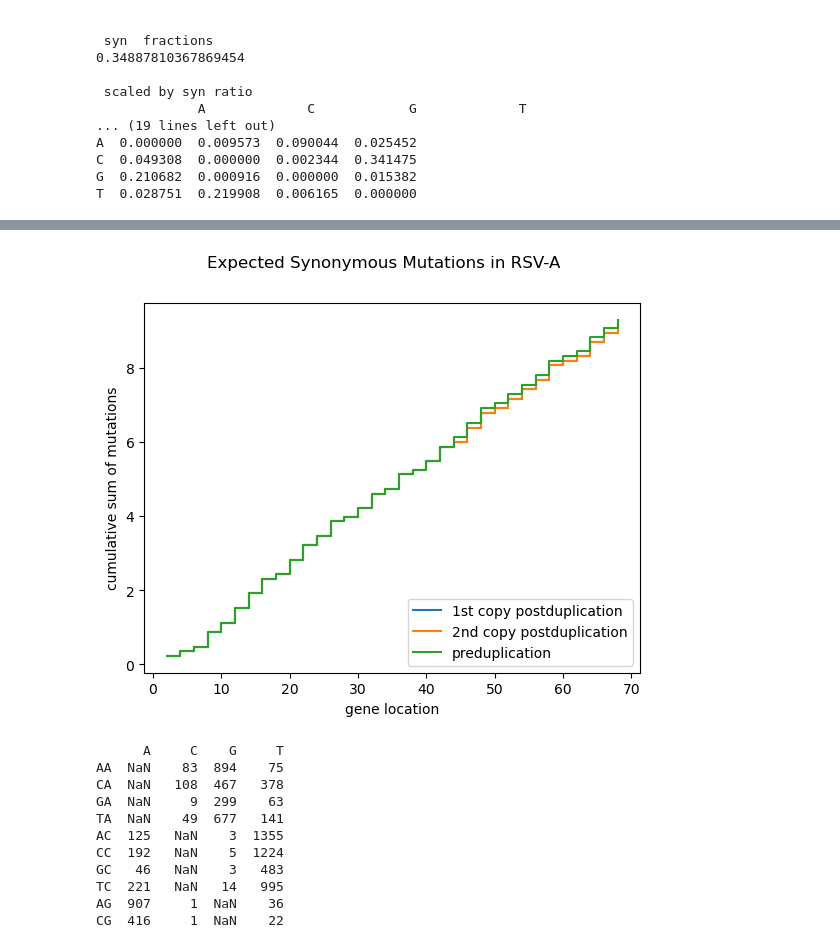
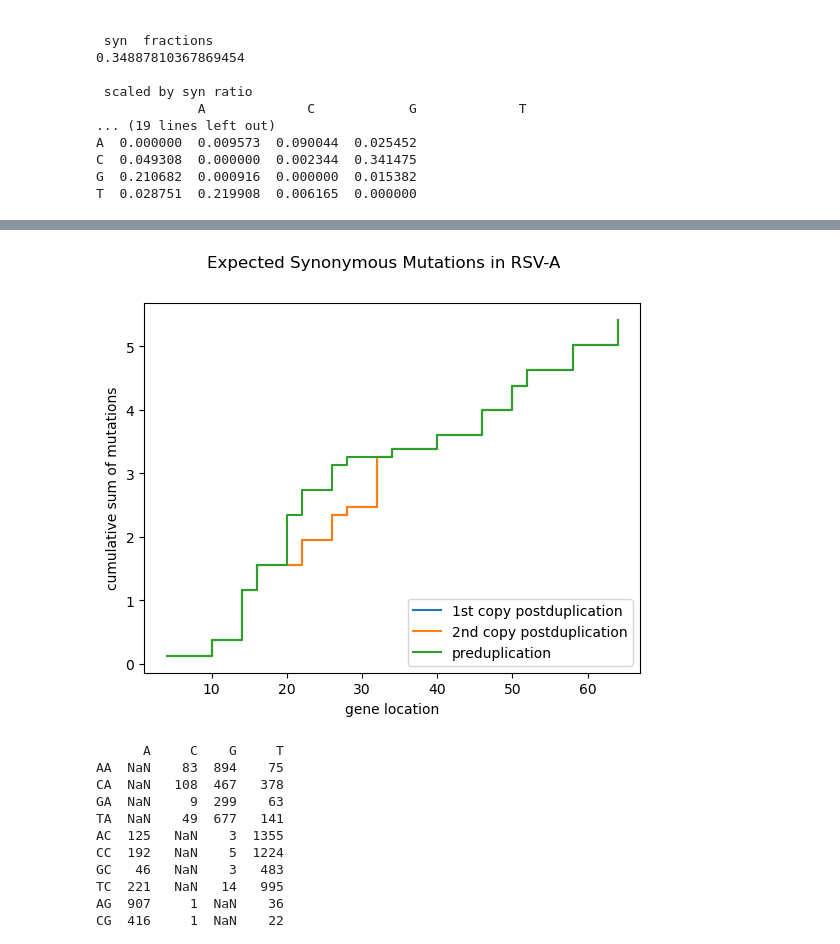
Before and after one commit to LauraU123/mutation_patterns, a Jupyter notebook: matrix.ipynb, the cells around one changed output, grey strips where cells are left out. Cells and saved outputs as stored; diff of their text form; code cells hidden in the pictures.

```diff
--- a/matrix.ipynb
+++ b/matrix.ipynb
@@ -171,13 +171,50 @@ post_dupl_2 = first_dupl_sequence[72:][1:-2]
 #print(first_predupl_sequence)
 
 #print(post_dupl_1)
-##muts_at_position = dict()
-#for i, letter in enumerate(post_dupl_1):
-#        if i%3 == 0:
-#            sum_at_pos_0 = 0
-#            sum_at_pos_3 = 0
-#            codon = post_dupl_1[i: i+3]
-#            for key, entry in translations.items():
+muts_at_position = dict()
+cumulative_1, cumulative_2, cumulative_pre = (dict() for i in range(3))
+cumulative = 0
+for i, letter in enumerate(post_dupl_1):
+        if i%3 == 0 and i!=0 and i%2 !=0:
+            codon = post_dupl_1[i-2: i+1]
+
+            for key, entry in translations.items():
+                 if codon in entry:
+                      for c in entry:
+                           if c[0] != codon[0]:
+                                cumulative+= sum_of_rows[codon[0]]
+                                cumulative_1[i-1] =cumulative
+            cumulative+= sum_of_rows[letter]
+            cumulative_1[i+1] =cumulative
+cumulative = 0
+
+for i, letter in enumerate(post_dupl_2):
+        if i%3 == 0 and i!=0 and i%2 !=0:
+            codon = post_dupl_2[i-2: i+1]
+
+            for key, entry in translations.items():
+                 if codon in entry:
+                      for c in entry:
+                           if c[0] != codon[0]:
+                                cumulative+= sum_of_rows[codon[0]]
+                                cumulative_2[i-1] =cumulative
+            cumulative+= sum_of_rows[letter]
+            cumulative_2[i+1] =cumulative
+cumulative = 0
+for i, letter in enumerate(first_predupl_sequence):
+        if i%3 == 0 and i!=0 and i%2 !=0:
+            codon = first_predupl_sequence[i-2: i+1]
+
+            for key, entry in translations.items():
+                 if codon in entry:
+                      for c in entry:
+                           if c[0] != codon[0]:
+                                cumulative+= sum_of_rows[codon[0]]
+                                cumulative_pre[i-1] =cumulative
+            cumulative+= sum_of_rows[letter]
+            cumulative_pre[i+1] =cumulative
+
+
 #                if codon in entry:
 #                    for c in entry:
 #                        if c != codon:
@@ -188,24 +225,25 @@ post_dupl_2 = first_dupl_sequence[72:][1:-2]
 #print(muts_at_position)
 
 
-cumulative_1, cumulative_2, cumulative_pre = (dict() for i in range(3))
-cumulative = 0
-for i, character in enumerate(post_dupl_1):
-    if i%2 != 0:
-        cumulative+= sum_of_rows[character]
-        cumulative_1[i+1] =cumulative
 
-cumulative = 0
-for i, character in enumerate(post_dupl_2):
-    if i%2 != 0:
-        cumulative+= sum_of_rows[character]
-        cumulative_2[i+1] =cumulative
+#cumulative = 0
+#for i, character in enumerate(post_dupl_1):
+#    if i%2 != 0 and i%3 == 0 and i!=0:
+#        cumulative+= sum_of_rows[character]
+#        cumulative_1[i+1] =cumulative
 
-cumulative = 0
-for i, character in enumerate(first_predupl_sequence):
-    if i%2 !=0:
-        cumulative+= sum_of_rows[character]
-        cumulative_pre[i+1] =cumulative
+
+#cumulative = 0
+#for i, character in enumerate(post_dupl_2):
+#    if i%2 != 0:
+#        cumulative+= sum_of_rows[character]
+#        cumulative_2[i+1] =cumulative
+
+#cumulative = 0
+#for i, character in enumerate(first_predupl_sequence):
+#    if i%2 !=0:
+#        cumulative+= sum_of_rows[character]
+#        cumulative_pre[i+1] =cumulative
 
 
 print(cumulative_1)
@@ -232,4 +270,4 @@ dtype: float64
-[figure, old version]
+[figure, new version]
 # %%
 # For mutation rates including context
 
```
Also changed, not shown: parts of 2 cells of this notebook.
